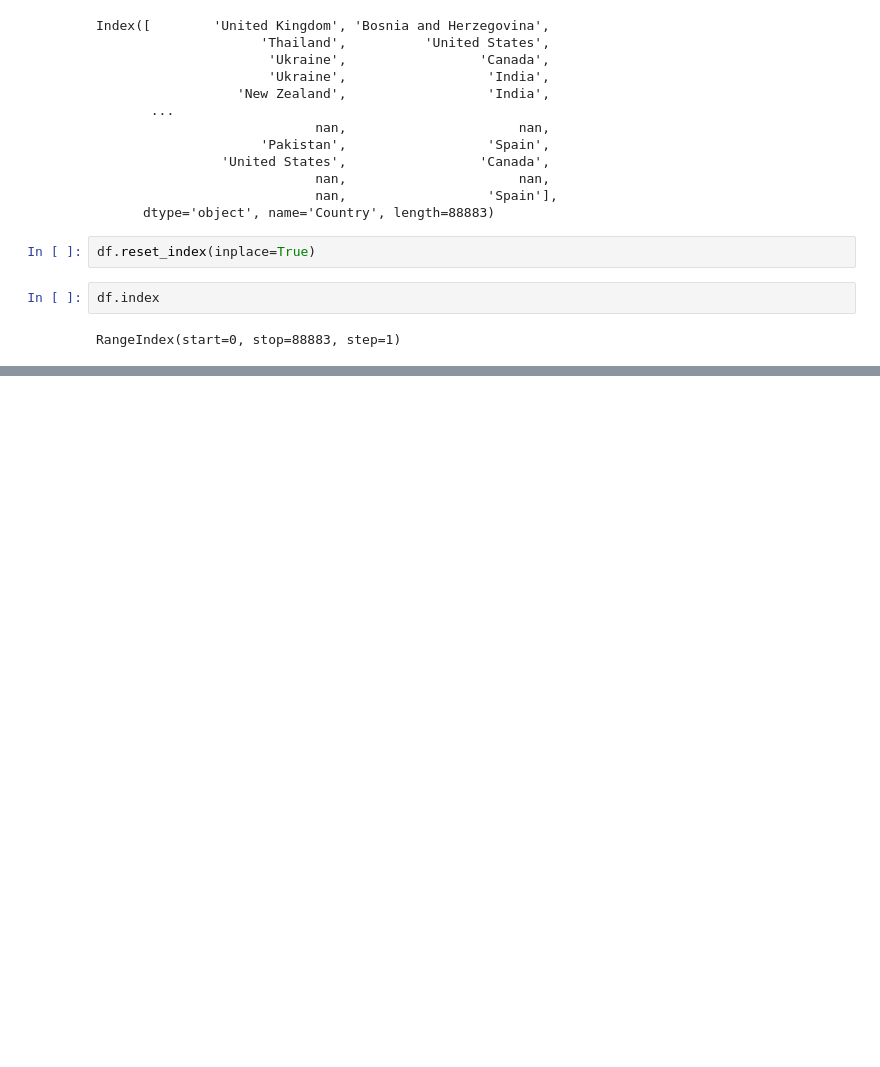
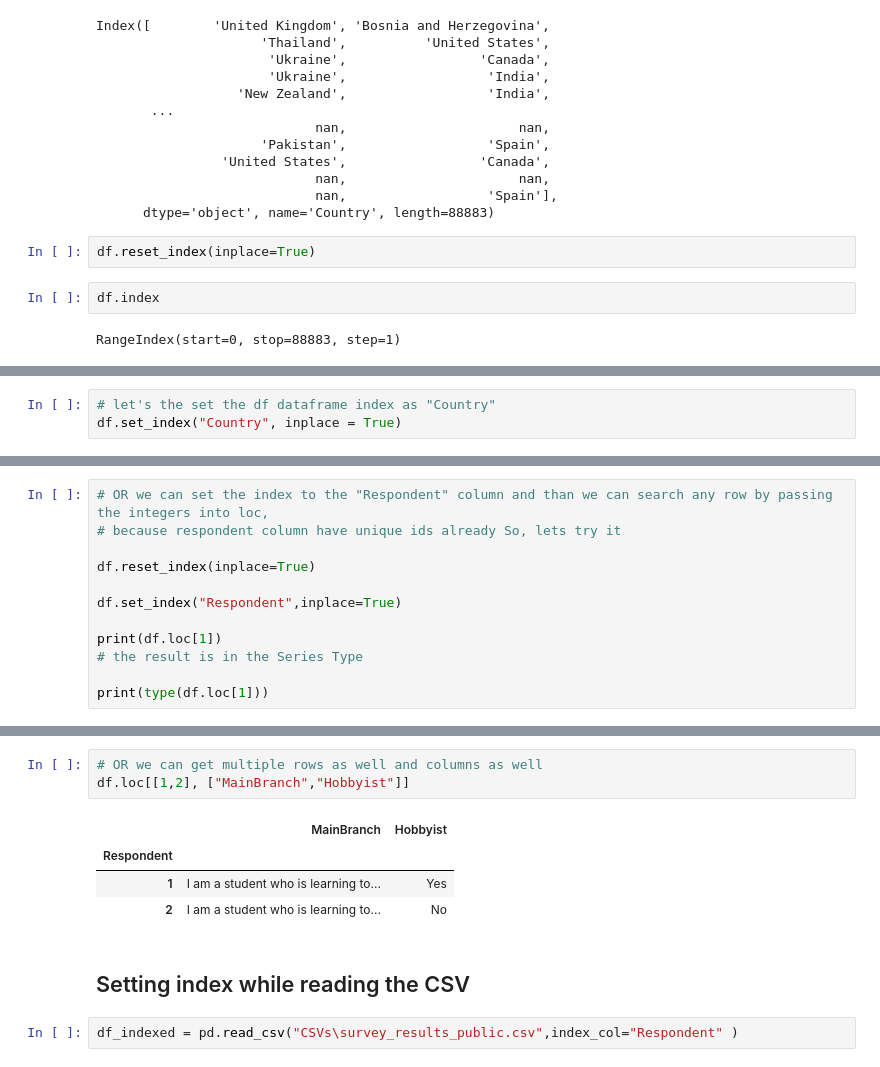
Before and after one commit to TechieBalu/Guide-To-Advance-Python-Concepts, a Jupyter notebook: Pandas by Corey Schafer/3- Indexes.ipynb, the cells around one changed output, grey strips where cells are left out. Drawn from its saved outputs; the diff is of its cells as text; blank space fills up the shorter version.

```diff
--- a/Pandas by Corey Schafer/3- Indexes.ipynb
+++ b/Pandas by Corey Schafer/3- Indexes.ipynb
@@ -154,0 +159,3 @@ RangeIndex(start=0, stop=88883, step=1)
+# %%
+# let's the set the df dataframe index as "Country"
+df.set_index("Country", inplace = True)
@@ -154,0 +204,12 @@ RangeIndex(start=0, stop=88883, step=1)
+# %%
+# OR we can set the index to the "Respondent" column and than we can search any row by passing the integers into loc,
+# because respondent column have unique ids already So, lets try it
+
+df.reset_index(inplace=True)
+
+df.set_index("Respondent",inplace=True)
+
+print(df.loc[1])
+# the result is in the Series Type
+
+print(type(df.loc[1]))
@@ -154,0 +252,12 @@ RangeIndex(start=0, stop=88883, step=1)
+# %%
+# OR we can get multiple rows as well and columns as well
+df.loc[[1,2], ["MainBranch","Hobbyist"]]
+# %% [output]
+|  | MainBranch | Hobbyist |
+| Respondent |  |  |
+| 1 | I am a student who is learning to... | Yes |
+| 2 | I am a student who is learning to... | No |
+# %% [markdown]
+## Setting index while reading the CSV
+# %%
+df_indexed = pd.read_csv("CSVs\survey_results_public.csv",index_col="Respondent" )
```
Also changed, not shown: parts of 17 cells of this notebook.
